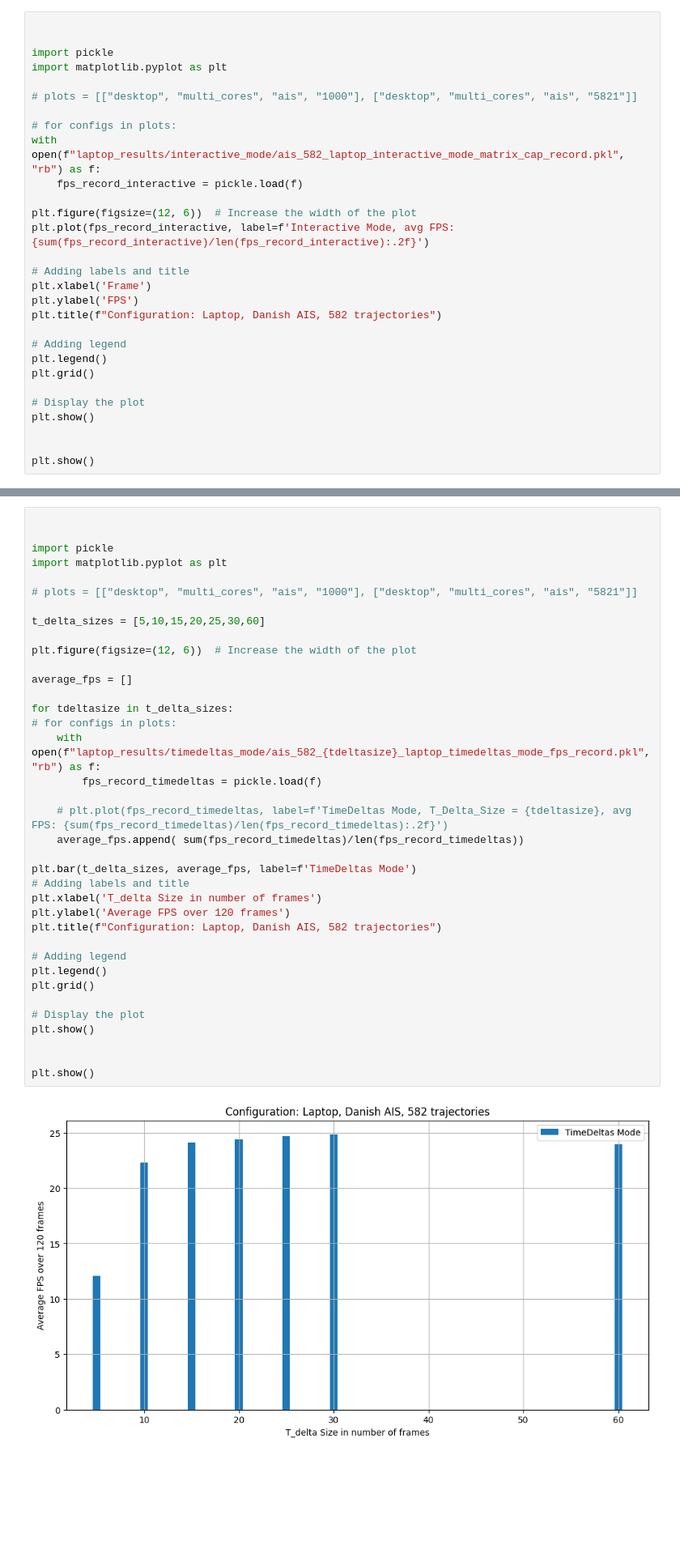
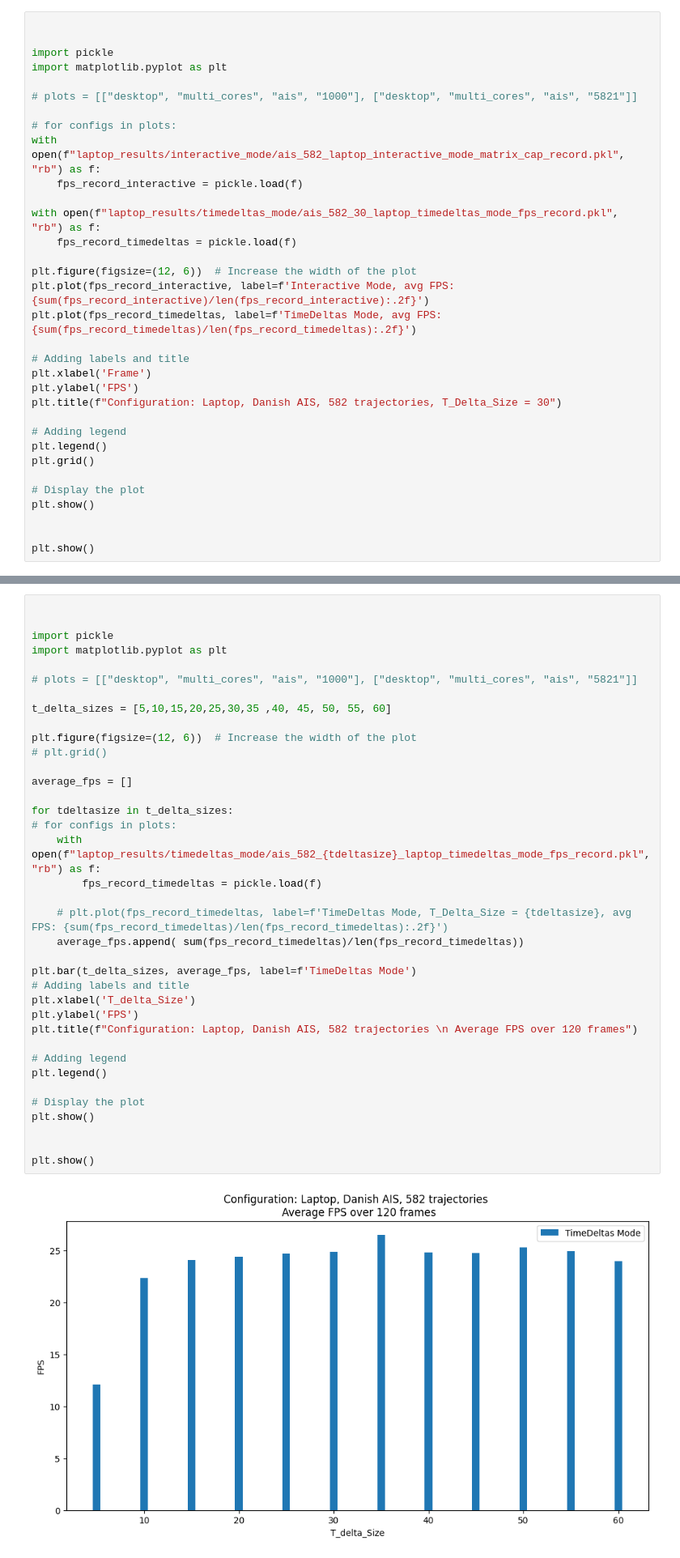
Before and after one commit to amanzer/move_layer, a Jupyter notebook: results.ipynb, the cells around one changed output, grey strips where cells are left out. Shown at 81% size. Drawn from its saved outputs; the diff is of its cells as text; blank space fills up the shorter version.

Commit message:
Updated plots

```diff
--- a/results.ipynb
+++ b/results.ipynb
@@ -191,13 +191,17 @@ import matplotlib.pyplot as plt
 with open(f"laptop_results/interactive_mode/ais_582_laptop_interactive_mode_matrix_cap_record.pkl", "rb") as f:
     fps_record_interactive = pickle.load(f)
 
+with open(f"laptop_results/timedeltas_mode/ais_582_30_laptop_timedeltas_mode_fps_record.pkl", "rb") as f:
+    fps_record_timedeltas = pickle.load(f)
+
 plt.figure(figsize=(12, 6))  # Increase the width of the plot
 plt.plot(fps_record_interactive, label=f'Interactive Mode, avg FPS: {sum(fps_record_interactive)/len(fps_record_interactive):.2f}')
+plt.plot(fps_record_timedeltas, label=f'TimeDeltas Mode, avg FPS: {sum(fps_record_timedeltas)/len(fps_record_timedeltas):.2f}')
 
 # Adding labels and title
 plt.xlabel('Frame')
 plt.ylabel('FPS')
-plt.title(f"Configuration: Laptop, Danish AIS, 582 trajectories")
+plt.title(f"Configuration: Laptop, Danish AIS, 582 trajectories, T_Delta_Size = 30")
 
 # Adding legend
 plt.legend()
@@ -216,36 +220,36 @@ plt.show()
 import pickle
 import matplotlib.pyplot as plt
 
 # plots = [["desktop", "multi_cores", "ais", "1000"], ["desktop", "multi_cores", "ais", "5821"]]
 
-t_delta_sizes = [5,10,15,20,25,30,60]
+t_delta_sizes = [5,10,15,20,25,30,35 ,40, 45, 50, 55, 60]
 
 plt.figure(figsize=(12, 6))  # Increase the width of the plot
+# plt.grid()
 
 average_fps = []
 
 for tdeltasize in t_delta_sizes:
 # for configs in plots:
     with open(f"laptop_results/timedeltas_mode/ais_582_{tdeltasize}_laptop_timedeltas_mode_fps_record.pkl", "rb") as f:
         fps_record_timedeltas = pickle.load(f)
 
     # plt.plot(fps_record_timedeltas, label=f'TimeDeltas Mode, T_Delta_Size = {tdeltasize}, avg FPS: {sum(fps_record_timedeltas)/len(fps_record_timedeltas):.2f}')
     average_fps.append( sum(fps_record_timedeltas)/len(fps_record_timedeltas))
 
 plt.bar(t_delta_sizes, average_fps, label=f'TimeDeltas Mode')
 # Adding labels and title
-plt.xlabel('T_delta Size in number of frames')
-plt.ylabel('Average FPS over 120 frames')
-plt.title(f"Configuration: Laptop, Danish AIS, 582 trajectories")
+plt.xlabel('T_delta_Size')
+plt.ylabel('FPS')
+plt.title(f"Configuration: Laptop, Danish AIS, 582 trajectories \n Average FPS over 120 frames")
 
 # Adding legend
 plt.legend()
-plt.grid()
 
 # Display the plot
 plt.show()
 
 
 plt.show()
 # %% [output]
-[figure, old version]
+[figure, new version]
```
Also changed, not shown: parts of 3 cells of this notebook, 17 other files.
